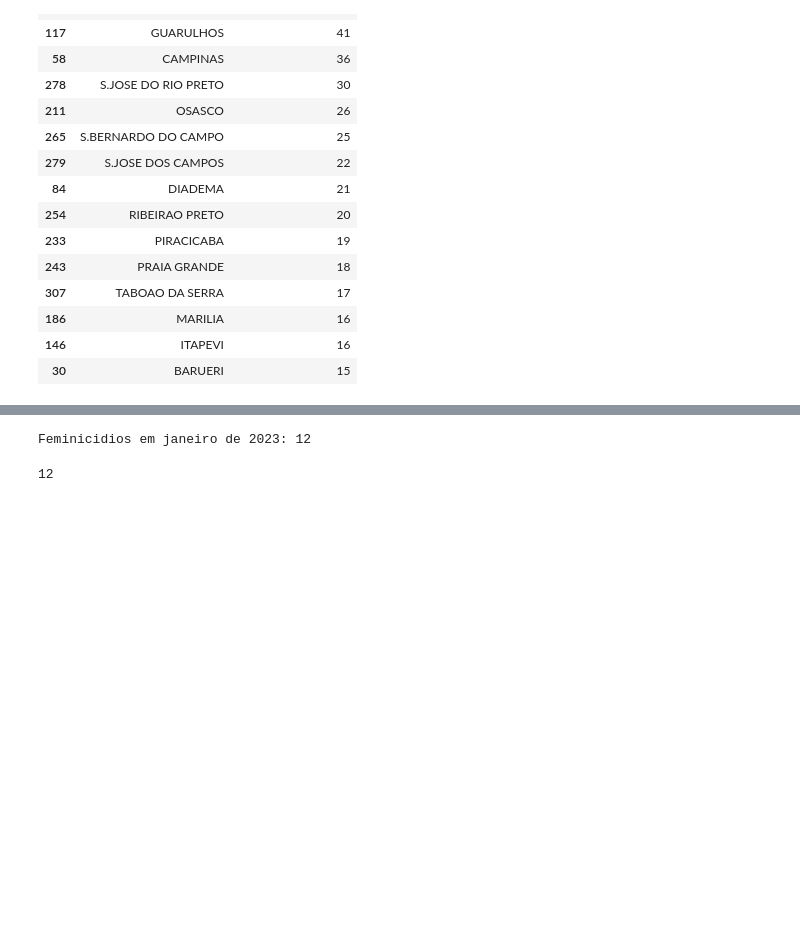
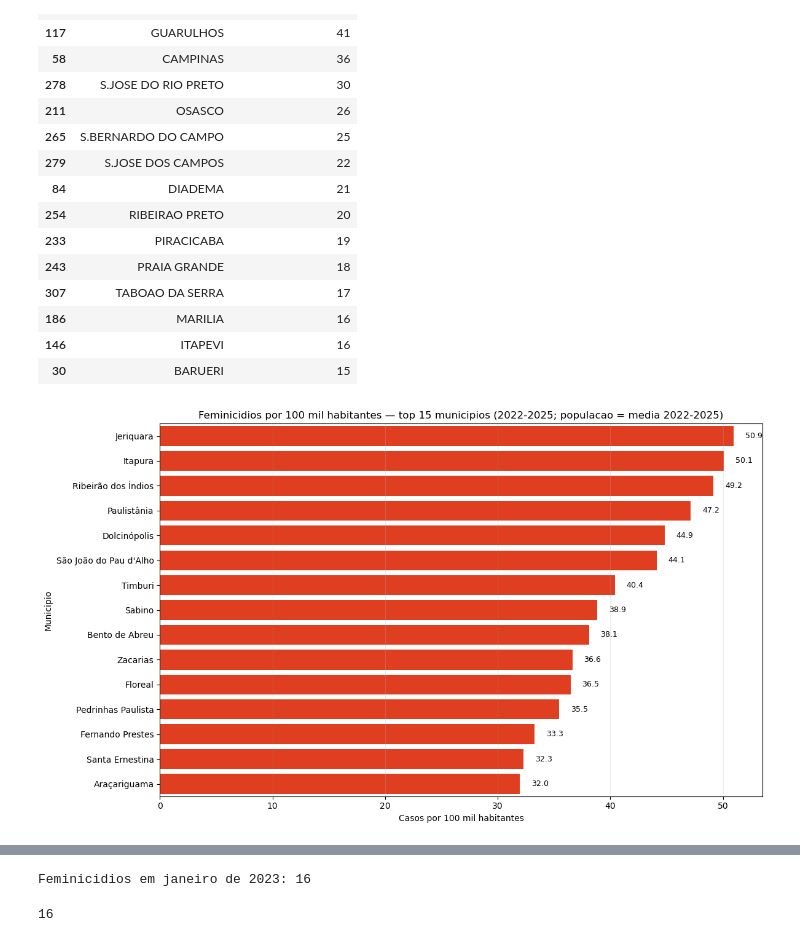
Before and after one commit to felipeal15/Insper_Data-Consilium, a Jupyter notebook: analise_feminicidios.ipynb, the cells around one changed output, grey strips where cells are left out. Saved outputs shown, nothing was run; the diff lists cells and outputs as text; code cells hidden in the pictures; blank space fills up the shorter version.

Commit message:
Normalizacao por populacao e estética dos gráficos

```diff
--- a/analise_feminicidios.ipynb
+++ b/analise_feminicidios.ipynb
@@ -7,6 +7,23 @@ import matplotlib.pyplot as plt
 import seaborn as sns
 import numpy as np
 import re
+
+# Paleta: vermelho dos graficos de municipio + fundo branco
+COR_VERMELHO = "#FF2A00"
+
+
+def estilo_eixos_barra(ax, grid_axis="y"):
+    """Eixos limpos (sem moldura superior/direita) e grade discreta."""
+    ax.set_facecolor("#FFFFFF")
+    sns.despine(ax=ax, top=True, right=True, offset=2)
+    ax.grid(
+        axis=grid_axis,
+        linestyle=":",
+        linewidth=0.85,
+        alpha=0.55,
+        color="#C8C8C8",
+    )
+    ax.set_axisbelow(True)
 # %%
 df = pd.read_csv("csvs/feminicidios_2022_2025.csv", encoding="utf-8-sig")
 df.head()
@@ -97,3 +147,60 @@ top_municipios
 | 186 | MARILIA | 16 |
 | 146 | ITAPEVI | 16 |
 | 30 | BARUERI | 15 |
+# %%
+from municipio_sp import chave_nome_bo
+
+pop_mean = pd.read_csv("csvs/populacao_municipio_SP_media_2022_2025.csv")
+
+df_fem = (
+    df.dropna(subset=["NOME_MUNICIPIO"])
+    .assign(municipio_chave=lambda d: d["NOME_MUNICIPIO"].astype(str).str.strip().map(chave_nome_bo))
+)
+por_chave = (
+    df_fem.groupby("municipio_chave", dropna=False)
+    .size()
+    .reset_index(name="QTD_FEMINICIDIOS")
+)
+norm_mun = por_chave.merge(pop_mean, on="municipio_chave", how="left")
+norm_mun["taxa_100k_hab"] = (
+    norm_mun["QTD_FEMINICIDIOS"] / norm_mun["populacao_media_2022_2025"] * 100_000
+)
+
+sem_pop = norm_mun["populacao_media_2022_2025"].isna()
+if sem_pop.any():
+    print("Aviso: sem população para as chaves:", norm_mun.loc[sem_pop, "municipio_chave"].tolist())
+
+norm_ok = norm_mun.dropna(subset=["populacao_media_2022_2025"])
+top15_taxa = norm_ok.nlargest(15, "taxa_100k_hab")
+
+fig, ax = plt.subplots(figsize=(12, 7), facecolor="#FFFFFF")
+sns.barplot(
+    data=top15_taxa,
+    y="municipio",
+    x="taxa_100k_hab",
+    color=COR_VERMELHO,
+    ax=ax,
+)
+estilo_eixos_barra(ax, grid_axis="x")
+ax.set_title(
+    "Feminicidios por 100 mil habitantes — top 15 municipios "
+    "(2022-2025; populacao = media 2022-2025)",
+    fontsize=13,
+    fontweight="semibold",
+    color="#1a1a1a",
+    pad=14,
+)
+ax.set_xlabel("Casos por 100 mil habitantes", fontsize=11, color="#333333")
+ax.set_ylabel("Municipio", fontsize=11, color="#333333")
+ax.tick_params(axis="both", colors="#444444")
+
+xpad = max(top15_taxa["taxa_100k_hab"]) * 0.02
+for index, value in enumerate(top15_taxa["taxa_100k_hab"]):
+    ax.text(value + xpad, index, f"{value:.1f}", va="center", fontsize=9, color="#3a3a3a")
+
+plt.tight_layout()
+plt.show()
+
+top15_taxa
+# %% [output]
+[figure, added]
@@ -103,12 +226,12 @@ jan_2023 = (
         ANO_ESTATISTICA=df["ANO_ESTATISTICA"].astype("Int64"),
         MES_ESTATISTICA=df["MES_ESTATISTICA"].astype("Int64")
     )
-    .query("ANO_ESTATISTICA == 2023 and MES_ESTATISTICA == 7")
+    .query("ANO_ESTATISTICA == 2023 and MES_ESTATISTICA == 1")
     .shape[0]
 )
 
 print(f"Feminicidios em janeiro de 2023: {jan_2023}")
 jan_2023
 # %% [output]
-Feminicidios em janeiro de 2023: 12
+Feminicidios em janeiro de 2023: 16
-12
+16
```
Also changed, not shown: parts of 3 cells of this notebook, 3 other files.
